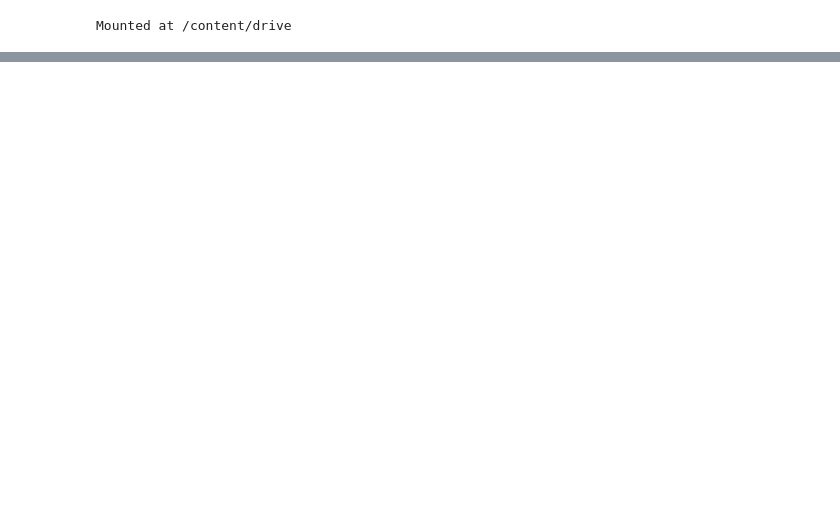
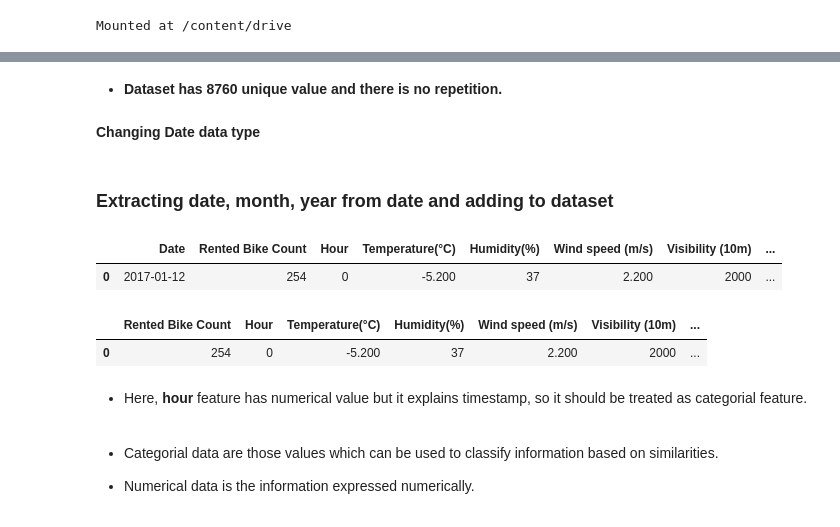
Before and after one commit to abhinav4201/Regression-Bike-Sharing-Demand-Prediction, a Jupyter notebook: Bike_Sharing_Demand_Prediction_Capstone_Project.ipynb, the cells around one changed output, grey strips where cells are left out. Saved outputs shown, nothing was run; the diff lists cells and outputs as text; code cells hidden in the pictures; blank space fills up the shorter version.

```diff
--- a/Bike_Sharing_Demand_Prediction_Capstone_Project.ipynb
+++ b/Bike_Sharing_Demand_Prediction_Capstone_Project.ipynb
@@ -35,0 +221,35 @@ Mounted at /content/drive
+# %% [markdown]
+* **Dataset has 8760 unique value and there is no repetition.**
+# %% [markdown]
+**Changing Date data type**
+# %%
+#creating copy to keep oringal data safe
+df = b_data.copy()
+# %%
+df['Date'] = pd.to_datetime(df['Date'], infer_datetime_format=True)
+# %% [markdown]
+### Extracting date, month, year from date and adding to dataset
+# %%
+#Extracting month from date column
+df['month'] = pd.DatetimeIndex(df['Date']).month
+df['month'] = df['month'].apply(lambda x: calendar.month_abbr[x])
+
+#Extracting day name from date
+df['day'] = df['Date'].dt.day_name()
+
+#Extracting year
+df['year'] = df['Date'].dt.year
+
+df.head(1)
+# %% [output]
+|  | Date | Rented Bike Count | Hour | Temperature(°C) | Humidity(%) | Wind speed (m/s) | Visibility (10m) | ... |
+| 0 | 2017-01-12 | 254 | 0 | -5.200 | 37 | 2.200 | 2000 | ... |
+# %%
+# dropping Date column
+df.drop(columns=['Date'],inplace=True)
+df.head(1)
+# %% [output]
+|  | Rented Bike Count | Hour | Temperature(°C) | Humidity(%) | Wind speed (m/s) | Visibility (10m) | ... |
+| 0 | 254 | 0 | -5.200 | 37 | 2.200 | 2000 | ... |
+# %% [markdown]
+* Here, **hour** feature has numerical value but it explains timestamp, so it should be treated as categorial feature.
@@ -35,0 +259,4 @@ Mounted at /content/drive
+# %% [markdown]
+* Categorial data are those values which can be used to classify information based on similarities.
+
+* Numerical data is the information expressed numerically.
```
Also changed, not shown: parts of 23 cells of this notebook.
